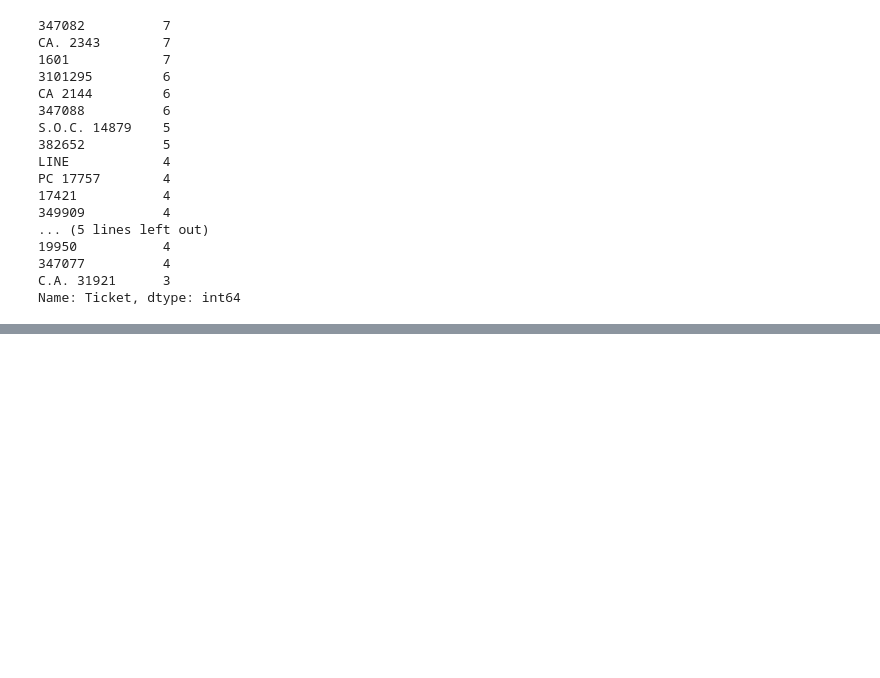
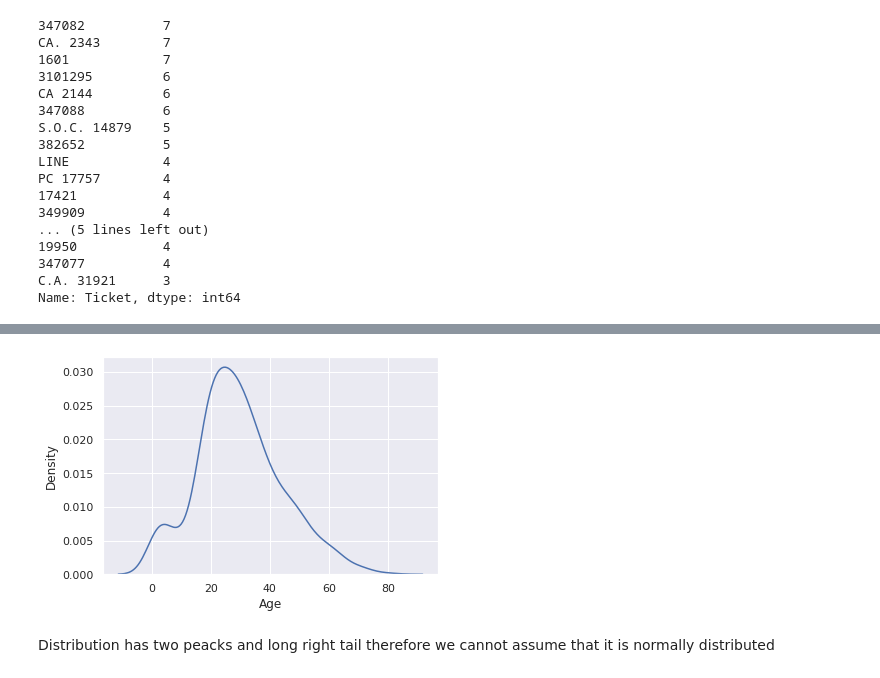
Before and after one commit to denisvivdenko/titanic_practice_dataset, a Jupyter notebook: EDA.ipynb, the cells around one changed output, grey strips where cells are left out. Drawn from its saved outputs; the diff is of its cells as text; code cells hidden in the pictures; blank space fills up the shorter version.

```diff
--- a/EDA.ipynb
+++ b/EDA.ipynb
@@ -134,0 +141,6 @@ X.head(2)
+# %%
+sns.kdeplot(x=X.Age);
+# %% [output]
+[figure, added]
+# %% [markdown]
+Distribution has two peacks and long right tail therefore we cannot assume that it is normally distributed
```
Also changed, not shown: parts of 15 cells of this notebook.
